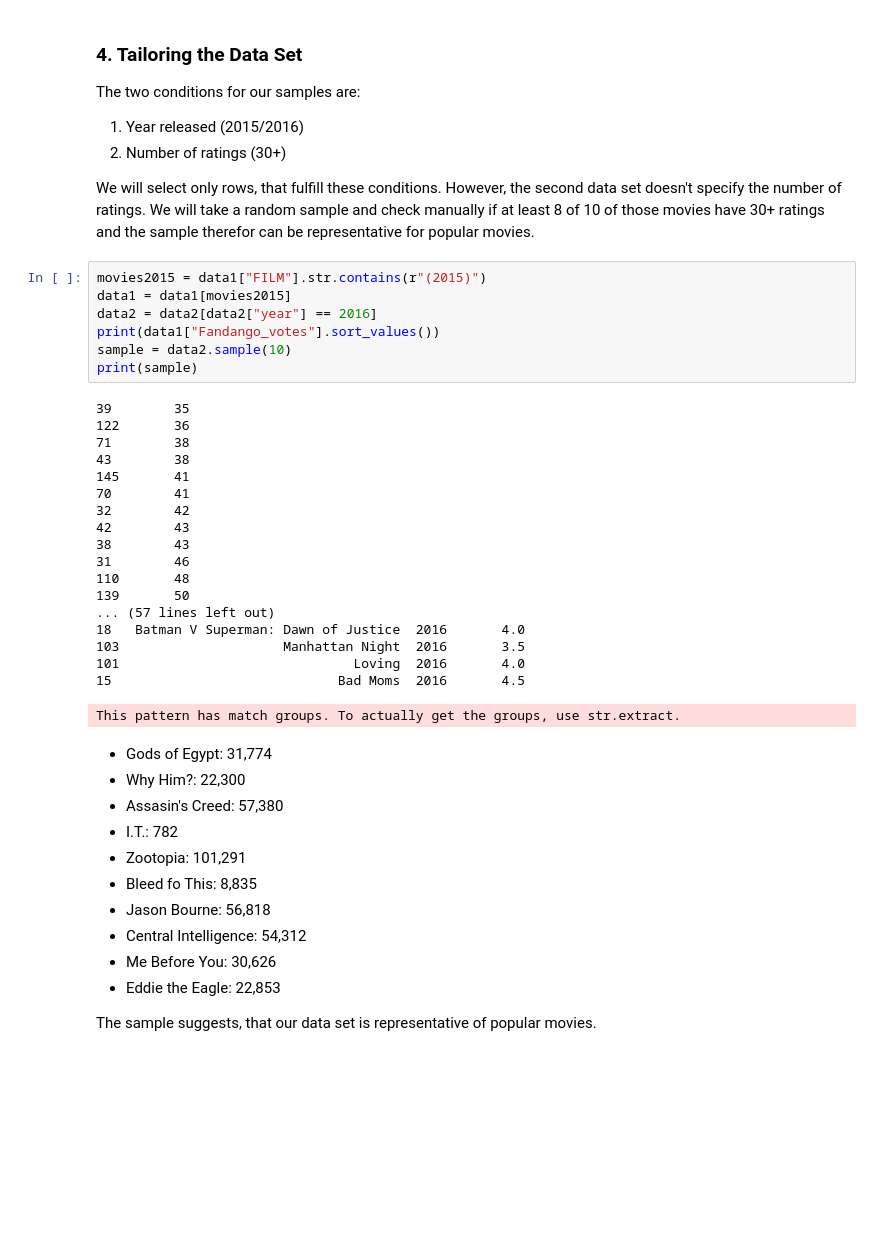
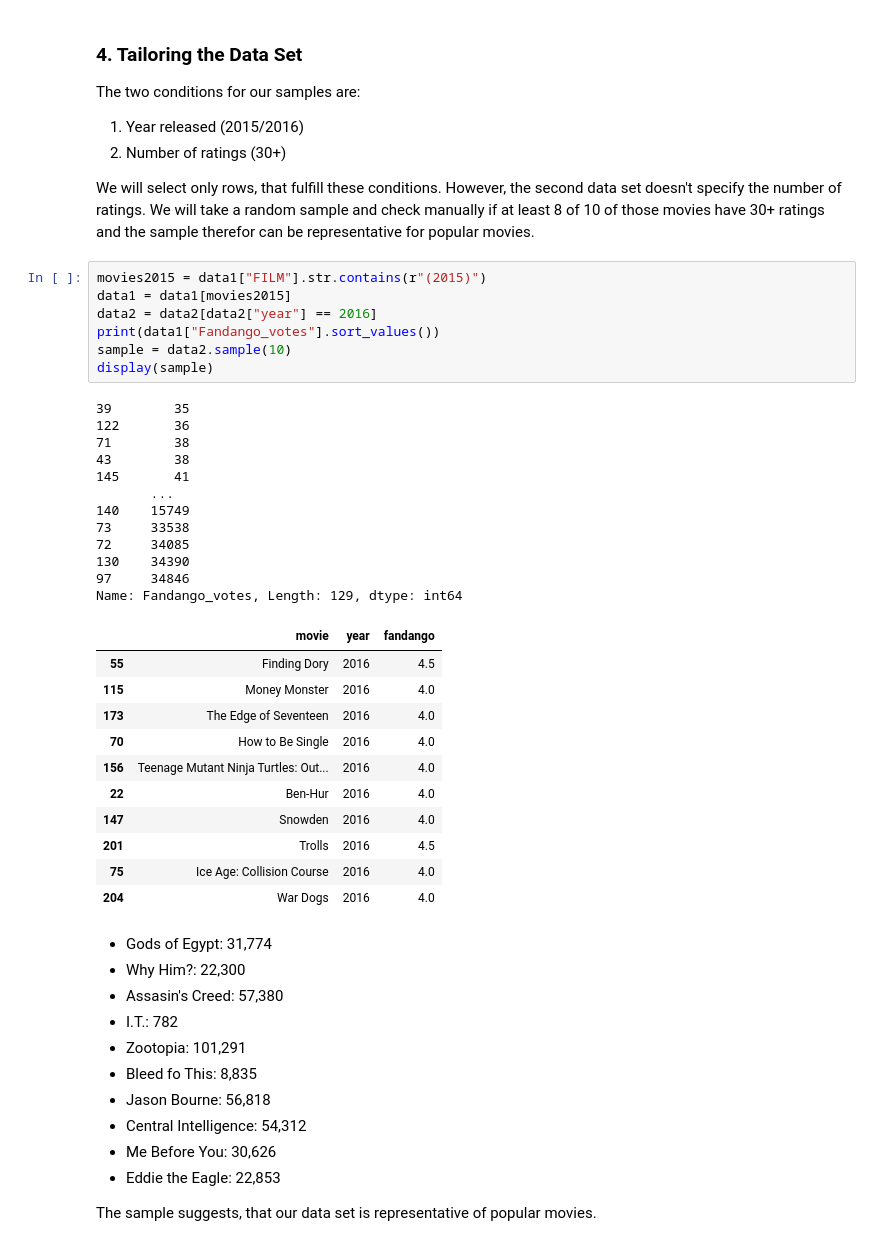
Before and after one commit to carl2727/Fandango-Movie-Ratings-Project, a Jupyter notebook: Basics.ipynb, the cells around one changed output. Cells and saved outputs as stored; diff of their text form; blank space fills up the shorter version.

```diff
--- a/Basics.ipynb
+++ b/Basics.ipynb
@@ -74,29 +73,34 @@ We will select only rows, that fulfill these conditions. However, the second dat
 # %%
 movies2015 = data1["FILM"].str.contains(r"(2015)")
 data1 = data1[movies2015]
 data2 = data2[data2["year"] == 2016]
 print(data1["Fandango_votes"].sort_values())
 sample = data2.sample(10)
-print(sample)
+display(sample)
 # %% [output]
 39        35
 122       36
 71        38
 43        38
 145       41
-70        41
-32        42
-42        43
-38        43
-31        46
-110       48
-139       50
-... (57 lines left out)
-18   Batman V Superman: Dawn of Justice  2016       4.0
-103                     Manhattan Night  2016       3.5
-101                              Loving  2016       4.0
-15                             Bad Moms  2016       4.5
+       ...
+140    15749
+73     33538
+72     34085
+130    34390
+97     34846
+Name: Fandango_votes, Length: 129, dtype: int64
-This pattern has match groups. To actually get the groups, use str.extract.
+|  | movie | year | fandango |
+| 55 | Finding Dory | 2016 | 4.5 |
+| 115 | Money Monster | 2016 | 4.0 |
+| 173 | The Edge of Seventeen | 2016 | 4.0 |
+| 70 | How to Be Single | 2016 | 4.0 |
+| 156 | Teenage Mutant Ninja Turtles: Out... | 2016 | 4.0 |
+| 22 | Ben-Hur | 2016 | 4.0 |
+| 147 | Snowden | 2016 | 4.0 |
+| 201 | Trolls | 2016 | 4.5 |
+| 75 | Ice Age: Collision Course | 2016 | 4.0 |
+| 204 | War Dogs | 2016 | 4.0 |
 # %% [markdown]
 * Gods of Egypt: 31,774
 * Why Him?: 22,300
```
Also changed, not shown: parts of 5 cells of this notebook, 2 other files.
